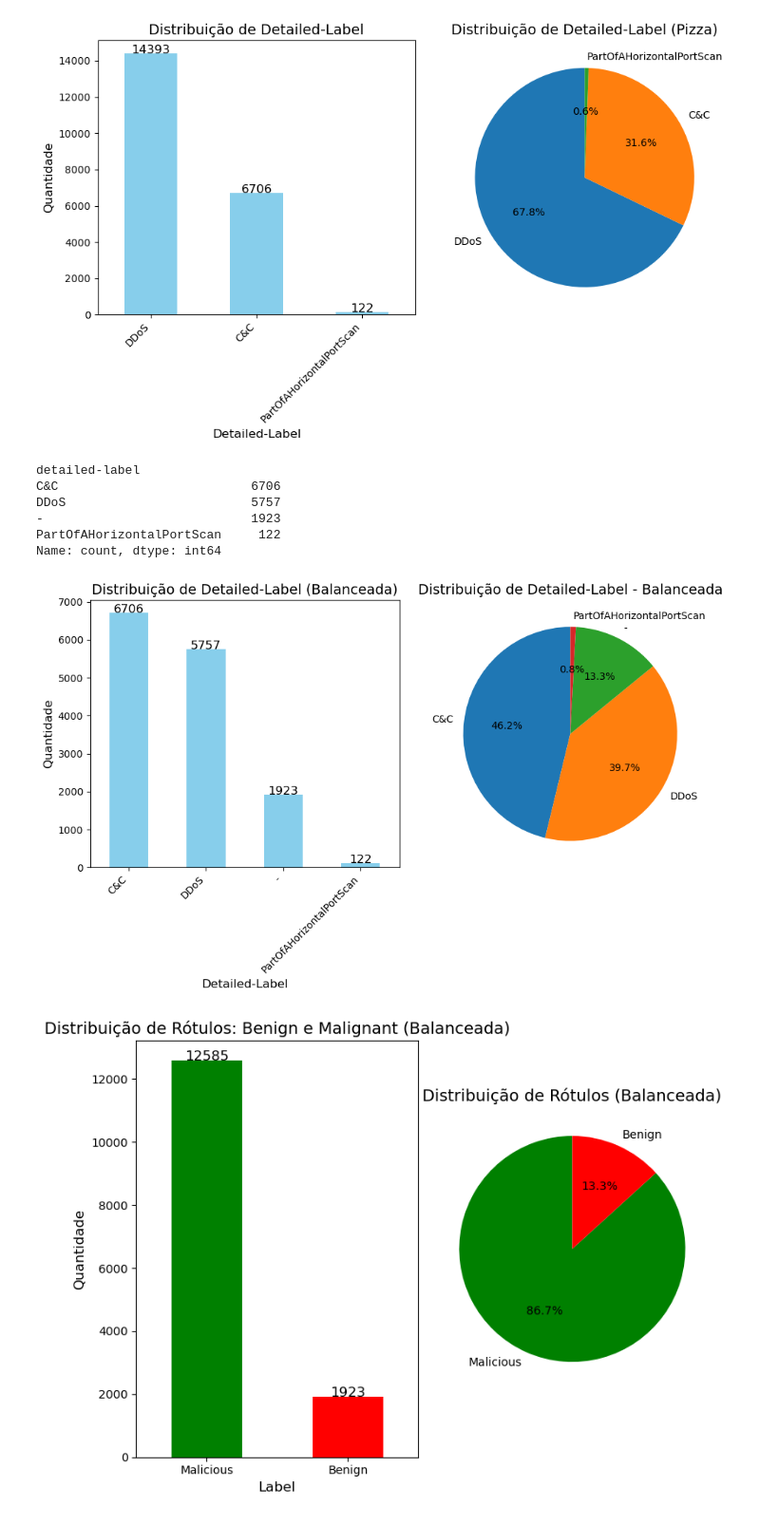
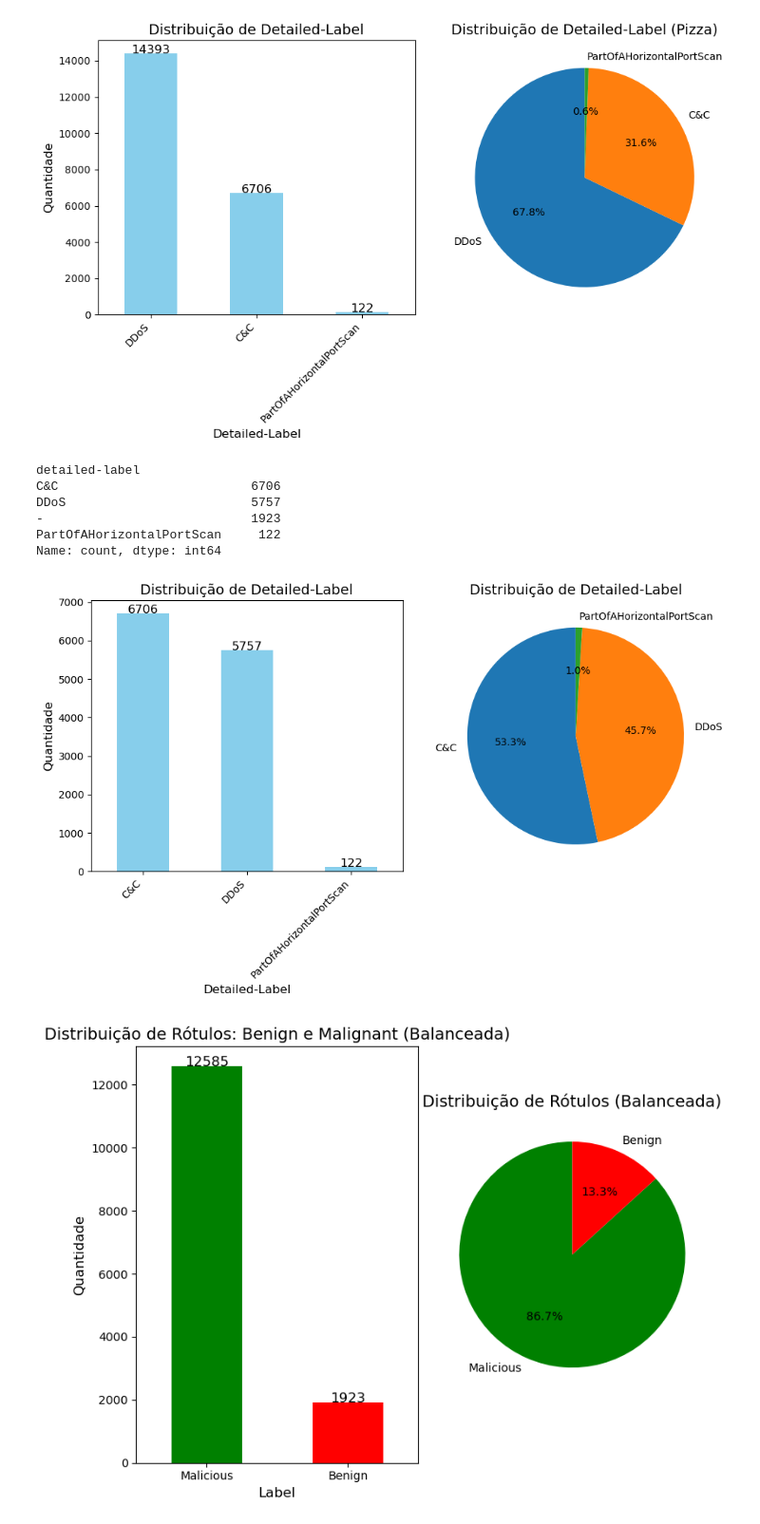
Before and after one commit to jnluis/AAS_Project, a Jupyter notebook: Data_Analysis/Data.ipynb, the cells around one changed output. Shown at 95% size. Saved outputs shown, nothing was run; the diff lists cells and outputs as text; code cells hidden in the pictures.

```diff
--- a/Data_Analysis/Data.ipynb
+++ b/Data_Analysis/Data.ipynb
@@ -156,7 +156,7 @@ ddos_count = detailed_label_counts['DDoS']
 minority_class_size = len(df[df['detailed-label'] != 'DDoS'])
 
 # Definir o percentual de redução da classe DDoS
-percentage_reduction = 0.6 # Exemplo: reduzir 50% da classe DDoS
+percentage_reduction = 0.6 # Exemplo: reduzir 60% da classe DDoS
 
 # Calcular o número de amostras a serem mantidas na classe DDoS
 ddos_undersample_size = int(ddos_count * (1 - percentage_reduction))
@@ -177,40 +177,42 @@ df_balanced = df_balanced.sample(frac=1, random_state=42).reset_index(drop=True)
 print(df_balanced['detailed-label'].value_counts())
 
 # Mostrar gráficos novamente para verificar a distribuição balanceada
-detailed_label_counts_balanced = df_balanced['detailed-label'].value_counts()
+df_filtered = df_balanced[df_balanced['detailed-label'] != '-']
+detailed_label_counts = df_filtered['detailed-label'].value_counts()
 
+# Criar gráfico de barras
 plt.figure(figsize=(10, 6))
 
 # Gráfico de barras
 plt.subplot(1, 2, 1)
-detailed_label_counts_balanced.plot(kind='bar', color='skyblue')
-plt.title('Distribuição de Detailed-Label (Balanceada)', fontsize=14)
+detailed_label_counts.plot(kind='bar', color='skyblue')
+plt.title('Distribuição de Detailed-Label', fontsize=14)
 plt.xlabel('Detailed-Label', fontsize=12)
 plt.ylabel('Quantidade', fontsize=12)
 plt.xticks(rotation=45, ha='right')
 
 # Adicionar os valores no topo de cada barra
-for i, v in enumerate(detailed_label_counts_balanced):
+for i, v in enumerate(detailed_label_counts):
     plt.text(i, v + 0.5, str(v), ha='center', fontsize=12)
 
 # Criar gráfico de pizza
 plt.subplot(1, 2, 2)
-plt.pie(detailed_label_counts_balanced, labels=detailed_label_counts_balanced.index, autopct='%1.1f%%', startangle=90)
-plt.title('Distribuição de Detailed-Label - Balanceada', fontsize=14)
+plt.pie(detailed_label_counts, labels=detailed_label_counts.index, autopct='%1.1f%%', startangle=90)
+plt.title('Distribuição de Detailed-Label', fontsize=14)
 
 # Ajustar layout
 plt.tight_layout()
 
 # Mostrar o gráfico
 plt.show()
 # %% [output]
 detailed-label
 C&C                          6706
 DDoS                         5757
 -                            1923
 PartOfAHorizontalPortScan     122
 Name: count, dtype: int64
-[figure, old version]
+[figure, new version]
 # %%
 import matplotlib.pyplot as plt
 
```
Also changed, not shown: 23 other files.
